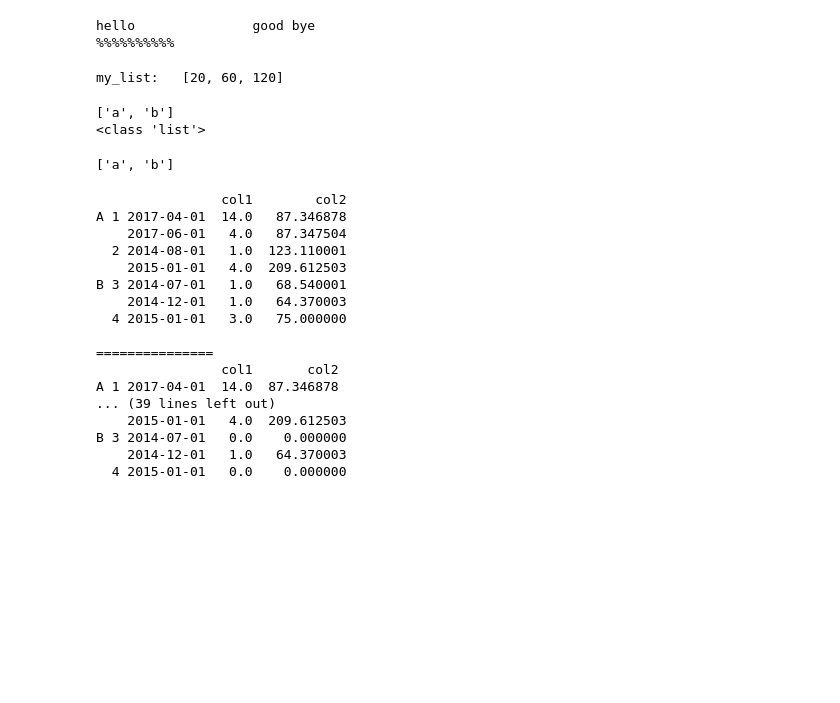
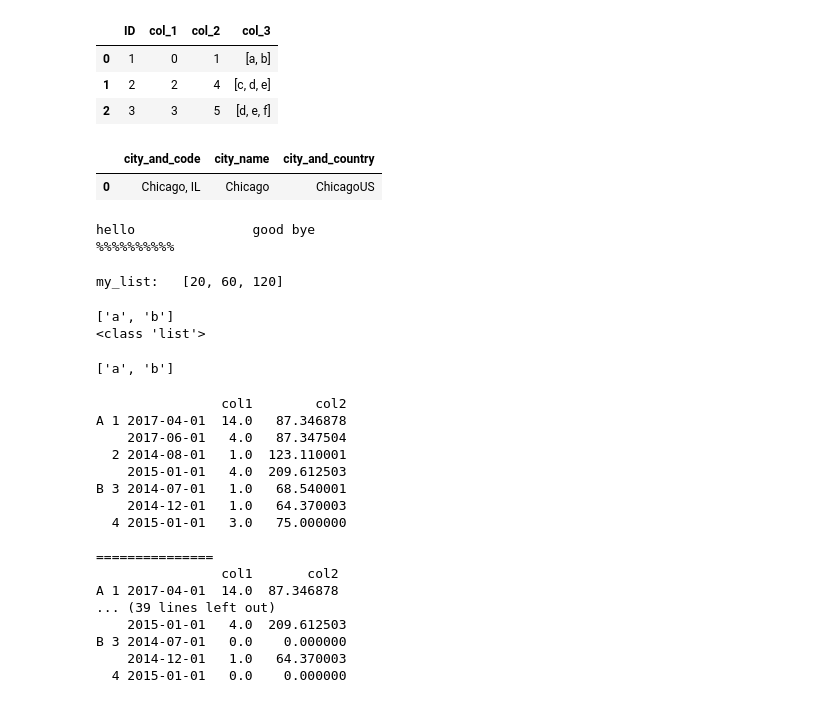
Before and after one commit to pympk/py3810, a Jupyter notebook: my_help.ipynb, the cells around one changed output. Cells and saved outputs as stored; diff of their text form; code cells hidden in the pictures; blank space fills up the shorter version.

```diff
--- a/my_help.ipynb
+++ b/my_help.ipynb
@@ -9,3 +11,50 @@
+# %%
+# pandas apply function to df
+# https://stackoverflow.com/questions/13331698/how-to-apply-a-function-to-two-columns-of-pandas-dataframe
+# df['col_3'] = df.apply(lambda x: f(x.col_1, x.col_2), axis=1)
+
+import pandas as pd
+
+df = pd.DataFrame({'ID':['1', '2', '3'], 'col_1': [0, 2, 3], 'col_2':[1, 4, 5]})
+mylist = ['a', 'b', 'c', 'd', 'e', 'f']
+
+def get_sublist(sta,end):
+    return mylist[sta:end+1]
+
+df['col_3'] = df.apply(lambda x: get_sublist(x.col_1, x.col_2), axis=1)
+df
+# %% [output]
+|  | ID | col_1 | col_2 | col_3 |
+| 0 | 1 | 0 | 1 | [a, b] |
+| 1 | 2 | 2 | 4 | [c, d, e] |
+| 2 | 3 | 3 | 5 | [d, e, f] |
+# %%
+# pandas pipe
+import pandas as pd
+
+def extract_city_name(df):
+    """
+    Chicago, IL -> Chicago for city_name column
+    """
+    df["city_name"] = df["city_and_code"].str.split(",").str.get(0)
+    return df
+
+
+def add_country_name(df, country_name=None):
+    """
+    Chicago -> Chicago-US for city_name column
+    """
+    col = "city_name"
+    df["city_and_country"] = df[col] + country_name
+    return df
+
+
+df_p = pd.DataFrame({"city_and_code": ["Chicago, IL"]})
+df_p.pipe(extract_city_name).pipe(add_country_name, country_name="US")
+df_p
+# %% [output]
+|  | city_and_code | city_name | city_and_country |
+| 0 | Chicago, IL | Chicago | ChicagoUS |
 # %%
 # put dict with variable_name:variable_value pairs into memory
 # convert dictionary entries into variables
```
Also changed, not shown: parts of 1 cell of this notebook, 1 other file.
